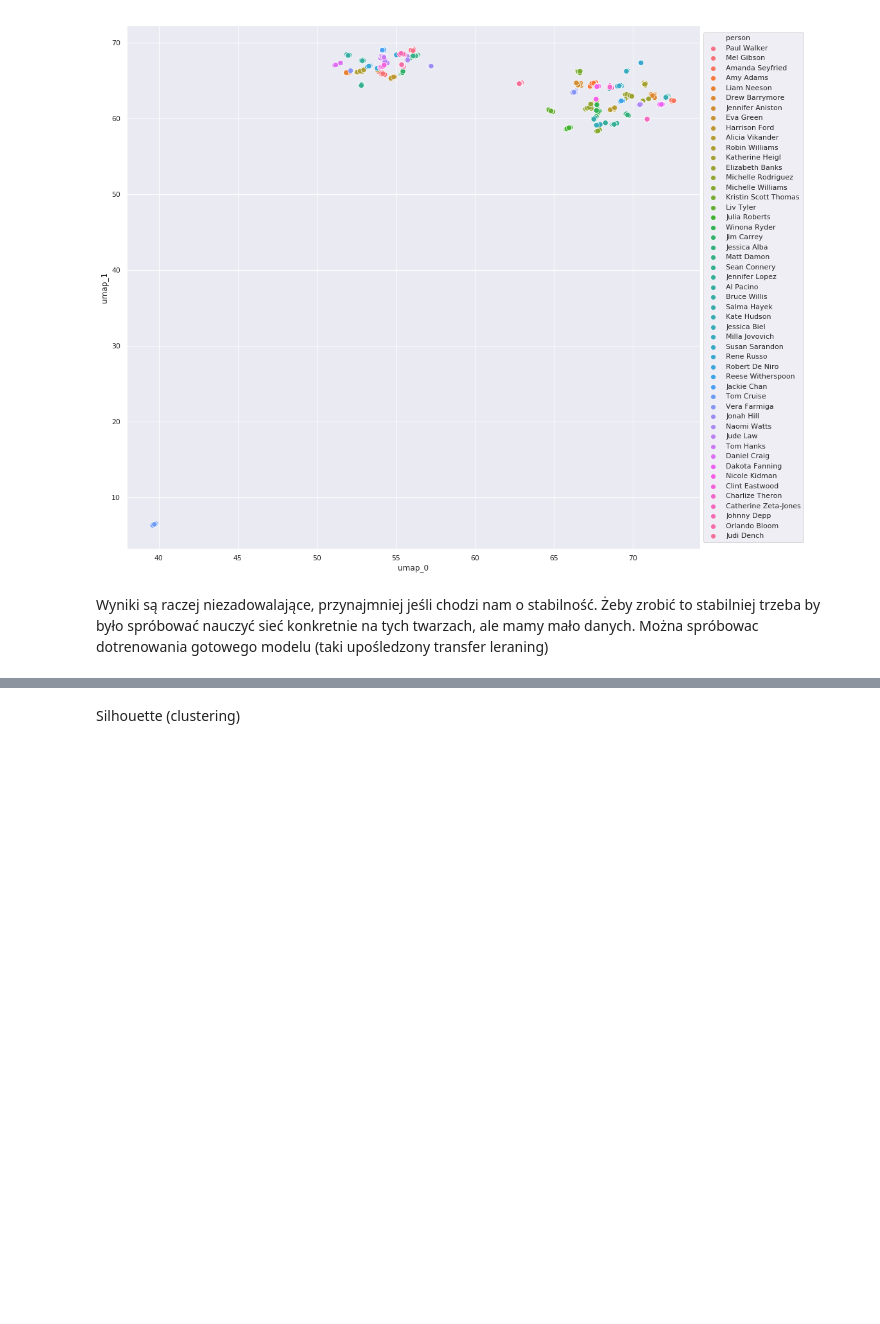
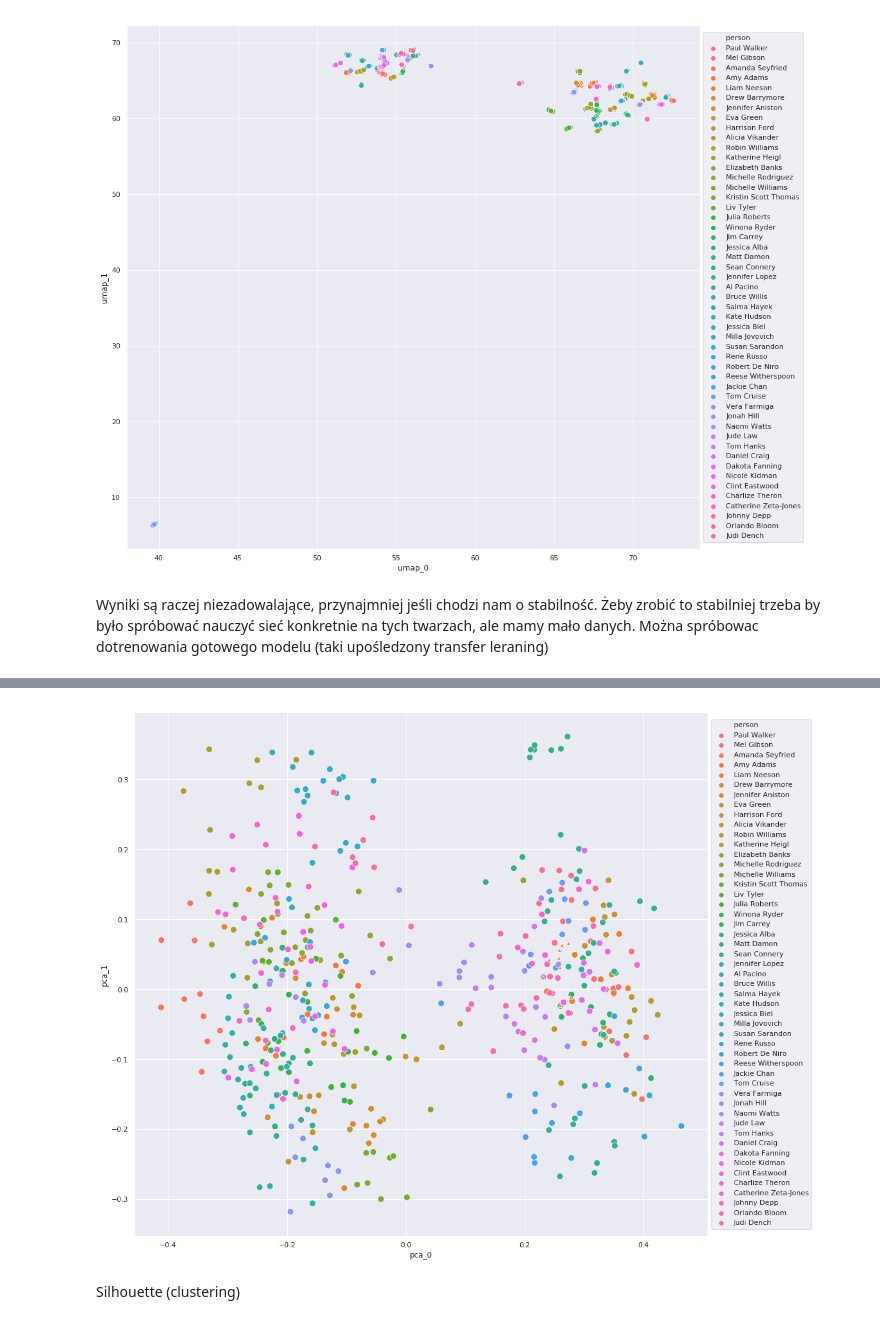
Before and after one commit to pstorozenko/cs-poliactor, a Jupyter notebook: notebooks/faces_visualization.ipynb, the cells around one changed output, grey strips where cells are left out. Saved outputs shown, nothing was run; the diff lists cells and outputs as text; code cells hidden in the pictures; blank space fills up the shorter version.

```diff
--- a/notebooks/faces_visualization.ipynb
+++ b/notebooks/faces_visualization.ipynb
@@ -147 +166,34 @@ webcam_pca.person = webcam_pca.person.astype('object')
+# %%
+import matplotlib.pyplot as plt
+import time
+import random
+
+# ysample = random.sample(xrange(-50, 50), 100)
+
+# xdata = []
+# ydata = []
+
+# plt.show()
+
+# sns.set(rc={'figure.figsize':(20,15)})
+ax = sns.scatterplot(data=top_pca, x='pca_0', y='pca_1', hue='person', s=100)
+
+# axes = plt.gca()
+# axes.set_xlim(0, 100)
+# axes.set_ylim(-50, +50)
+ax = sns.scatterplot(data=webcam_pca,  x='pca_0', y='pca_1', marker='^')
+box = ax.get_position()
+ax.set_position([box.x0, box.y0, box.width * 0.8, box.height])
+ax.legend(loc='center left', bbox_to_anchor=(1, 0.5))
+plt.show()
+# for i in range(100):
+#     xdata.append(i)
+#     ydata.append(ysample[i])
+#     line.set_xdata(xdata)
+#     line.set_ydata(ydata)
+#     plt.draw()
+#     plt.pause(1)
+# time.sleep(0.1)
+# %% [output]
+[figure, added]
 # %%
```
Also changed, not shown: parts of 7 cells of this notebook, 2 other files.
